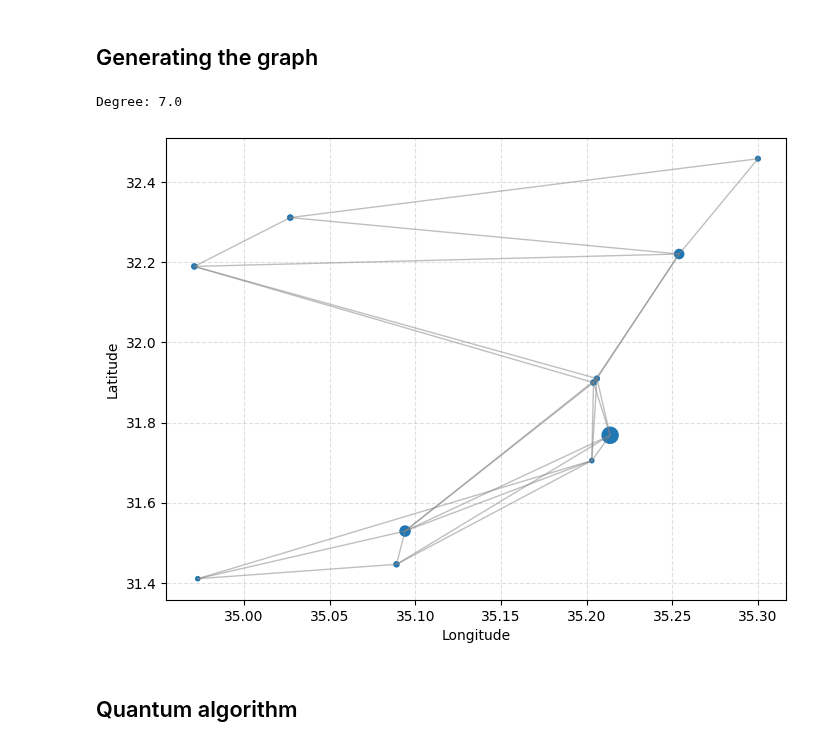
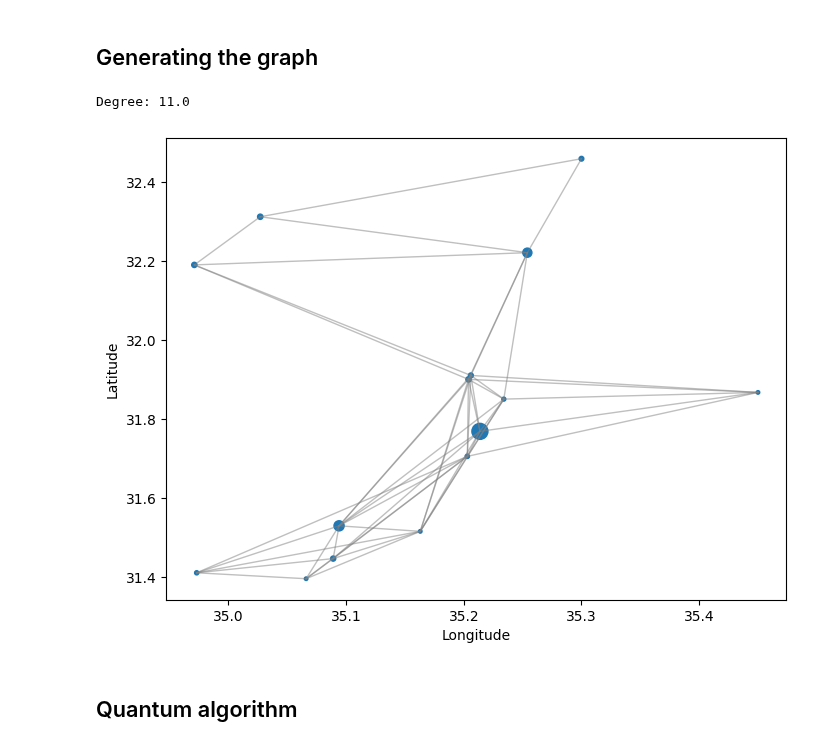
Before and after one commit to mlopezig59/QIF_OptimizationProblem, a Jupyter notebook: mar.ipynb, the cells around one changed output. Drawn from its saved outputs; the diff is of its cells as text; code cells hidden in the pictures.

```diff
--- a/mar.ipynb
+++ b/mar.ipynb
@@ -96,15 +96,15 @@ def plot_graph(nodes, edges):
 
     plt.xlabel("Longitude")
     plt.ylabel("Latitude")
-    plt.grid(True, linestyle="--", alpha=0.4)
+    #plt.grid(True, linestyle="--", alpha=0.4)
     plt.show()
 # %%
-nodes, edges, degree = graph(11)
+nodes, edges, degree = graph(15)
 print("Degree:", degree)
 plot_graph(nodes, edges)
 # %% [output]
-Degree: 7.0
+Degree: 11.0
-[figure, old version]
+[figure, new version]
 # %% [markdown]
 ## Quantum algorithm
 # %%
```
Also changed, not shown: parts of 1 cell of this notebook.
